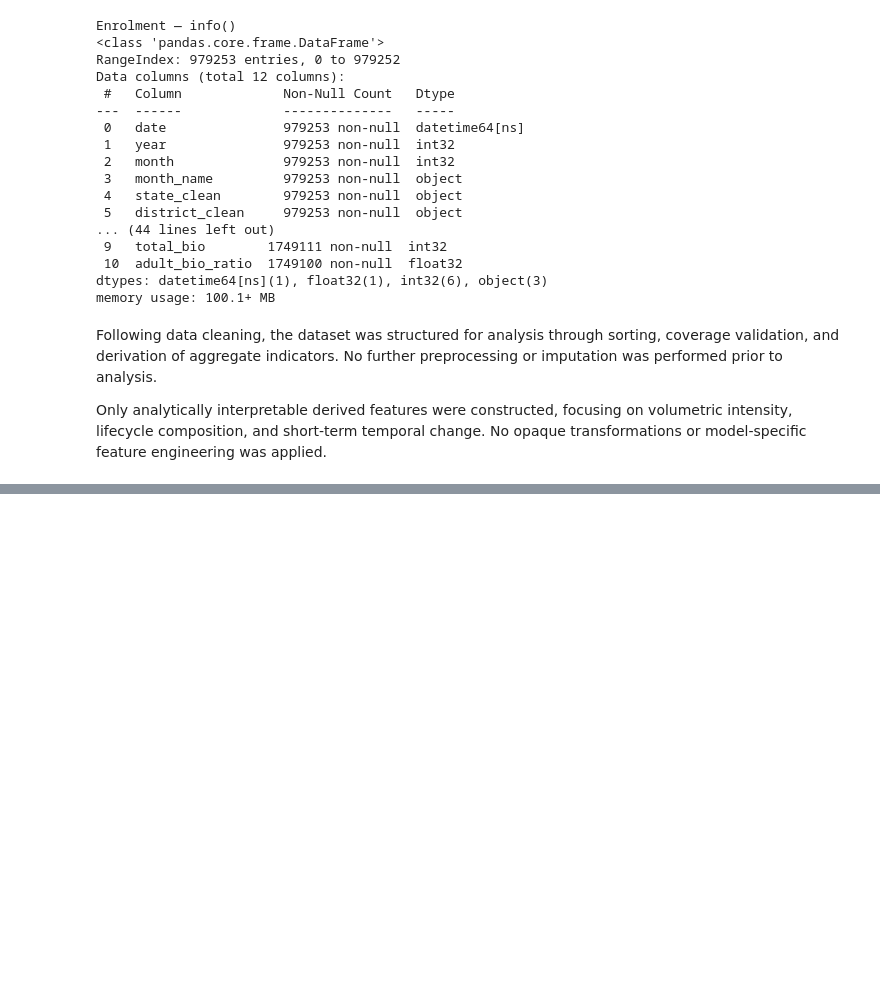
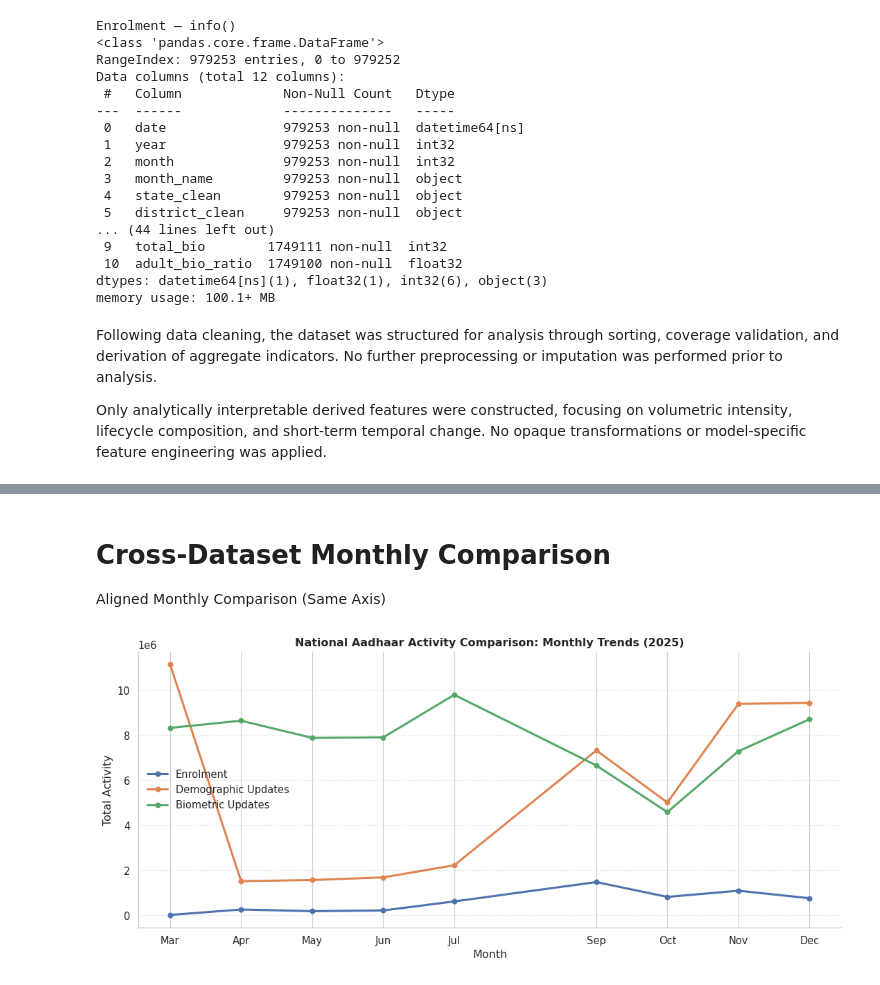
Before and after one commit to Vishal-141206/UIDAI-Data_Hackathon, a Jupyter notebook: uidai.ipynb, the cells around one changed output, grey strips where cells are left out. Saved outputs shown, nothing was run; the diff lists cells and outputs as text; code cells hidden in the pictures; blank space fills up the shorter version.

```diff
--- a/uidai.ipynb
+++ b/uidai.ipynb
@@ -1212,0 +912,70 @@ Together, these findings indicate that Aadhaar demographic update behavior is dr
+# %% [markdown]
+# Cross-Dataset Monthly Comparison
+
+Aligned Monthly Comparison (Same Axis)
+# %%
+monthly_enrol = (
+    df_enrol
+    .groupby(['year','month','month_name'], as_index=False)
+    .agg(total_enrol=('total_enrol','sum'))
+)
+
+monthly_demo = (
+    df_demo
+    .groupby(['year','month','month_name'], as_index=False)
+    .agg(total_demo=('total_demo','sum'))
+)
+
+monthly_bio = (
+    df_bio
+    .groupby(['year','month','month_name'], as_index=False)
+    .agg(total_bio=('total_bio','sum'))
+)
+
+
+plt.figure(figsize=(11, 5))
+ax = plt.gca()
+
+ax.plot(
+    monthly_enrol['month'],
+    monthly_enrol['total_enrol'],
+    marker='o',
+    linewidth=2.2,
+    label='Enrolment'
+)
+
+ax.plot(
+    monthly_demo['month'],
+    monthly_demo['total_demo'],
+    marker='o',
+    linewidth=2.2,
+    label='Demographic Updates'
+)
+
+ax.plot(
+    monthly_bio['month'],
+    monthly_bio['total_bio'],
+    marker='o',
+    linewidth=2.2,
+    label='Biometric Updates'
+)
+
+ax.set_xticks(monthly_enrol['month'])
+ax.set_xticklabels(monthly_enrol['month_name'])
+
+ax.set_xlabel('Month')
+ax.set_ylabel('Total Activity')
+ax.set_title(
+    'National Aadhaar Activity Comparison: Monthly Trends (2025)',
+    fontweight='bold'
+)
+
+ax.ticklabel_format(style='sci', axis='y', scilimits=(6,6))
+ax.legend(frameon=False)
+ax.grid(axis='y', linestyle=':', alpha=0.7)
+
+sns.despine(top=True, right=True)
+plt.tight_layout()
+plt.show()
+# %% [output]
+[figure, added]
```
Also changed, not shown: parts of 51 cells of this notebook, 2 other files.
